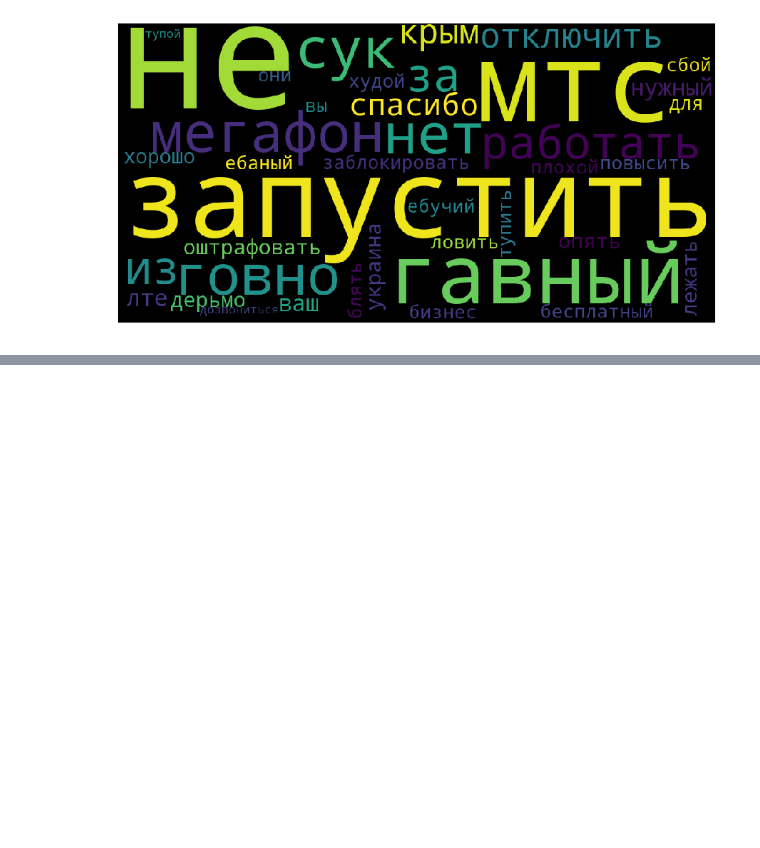
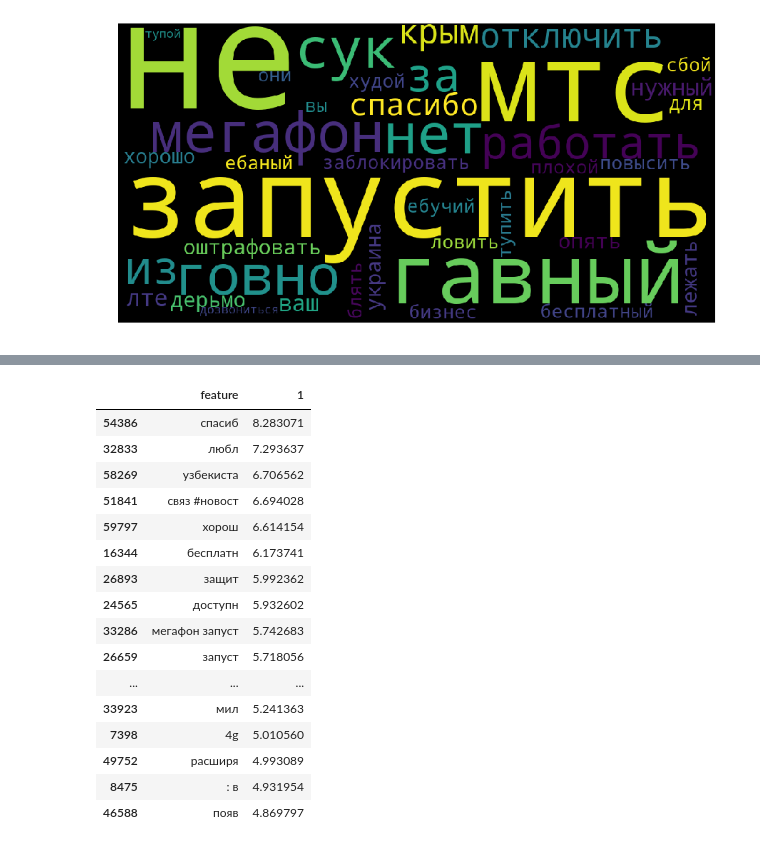
Before and after one commit to dkbrz/AOT_HW, a Jupyter notebook: HW_1/Preprocessing.ipynb, the cells around one changed output, grey strips where cells are left out. Saved outputs shown, nothing was run; the diff lists cells and outputs as text; code cells hidden in the pictures; blank space fills up the shorter version.

```diff
--- a/HW_1/Preprocessing.ipynb
+++ b/HW_1/Preprocessing.ipynb
@@ -720,0 +822,20 @@ plt.axis('off')
+# %%
+features[['feature','1']].sort(['1'], ascending=False)[:20]
+# %% [output]
+|  | feature | 1 |
+| 54386 | спасиб | 8.283071 |
+| 32833 | любл | 7.293637 |
+| 58269 | узбекиста | 6.706562 |
+| 51841 | связ #новост | 6.694028 |
+| 59797 | хорош | 6.614154 |
+| 16344 | бесплатн | 6.173741 |
+| 26893 | защит | 5.992362 |
+| 24565 | доступн | 5.932602 |
+| 33286 | мегафон запуст | 5.742683 |
+| 26659 | запуст | 5.718056 |
+| ... | ... | ... |
+| 33923 | мил | 5.241363 |
+| 7398 | 4g | 5.010560 |
+| 49752 | расширя | 4.993089 |
+| 8475 | : в | 4.931954 |
+| 46588 | появ | 4.869797 |
```
Also changed, not shown: parts of 24 cells of this notebook, 1 other file.
